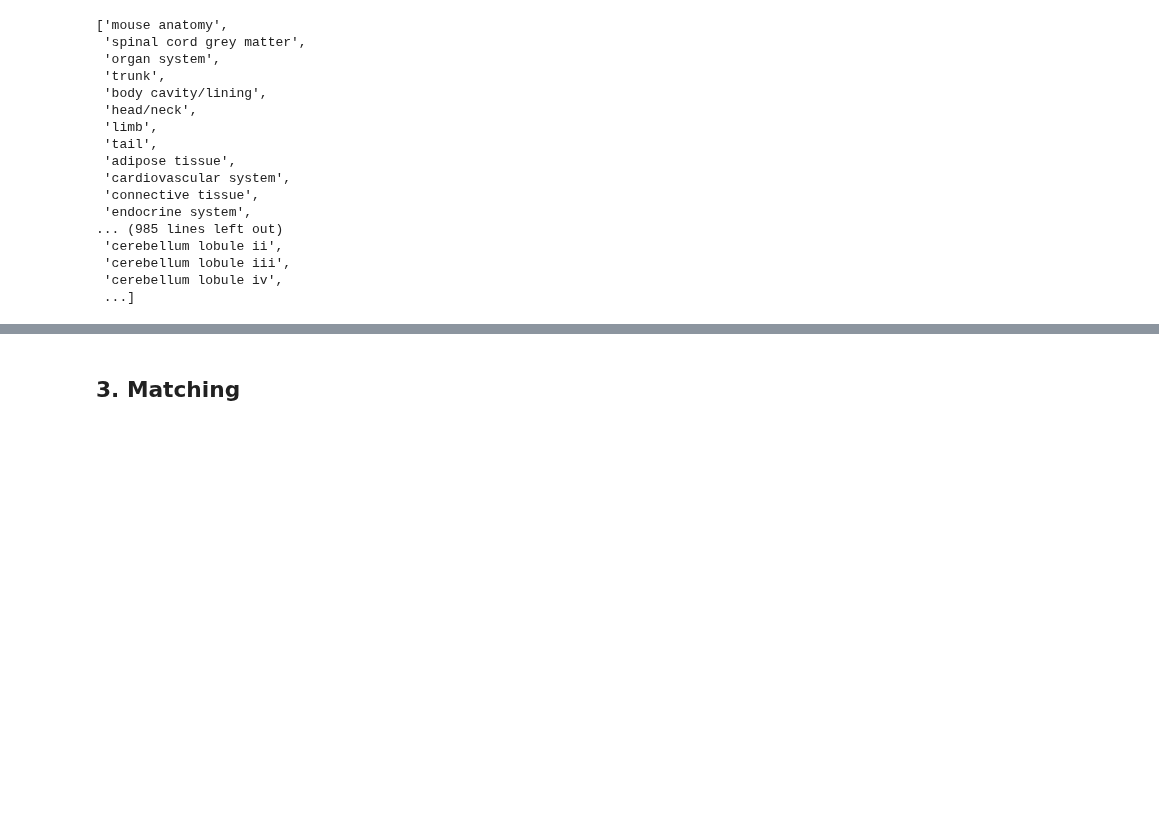
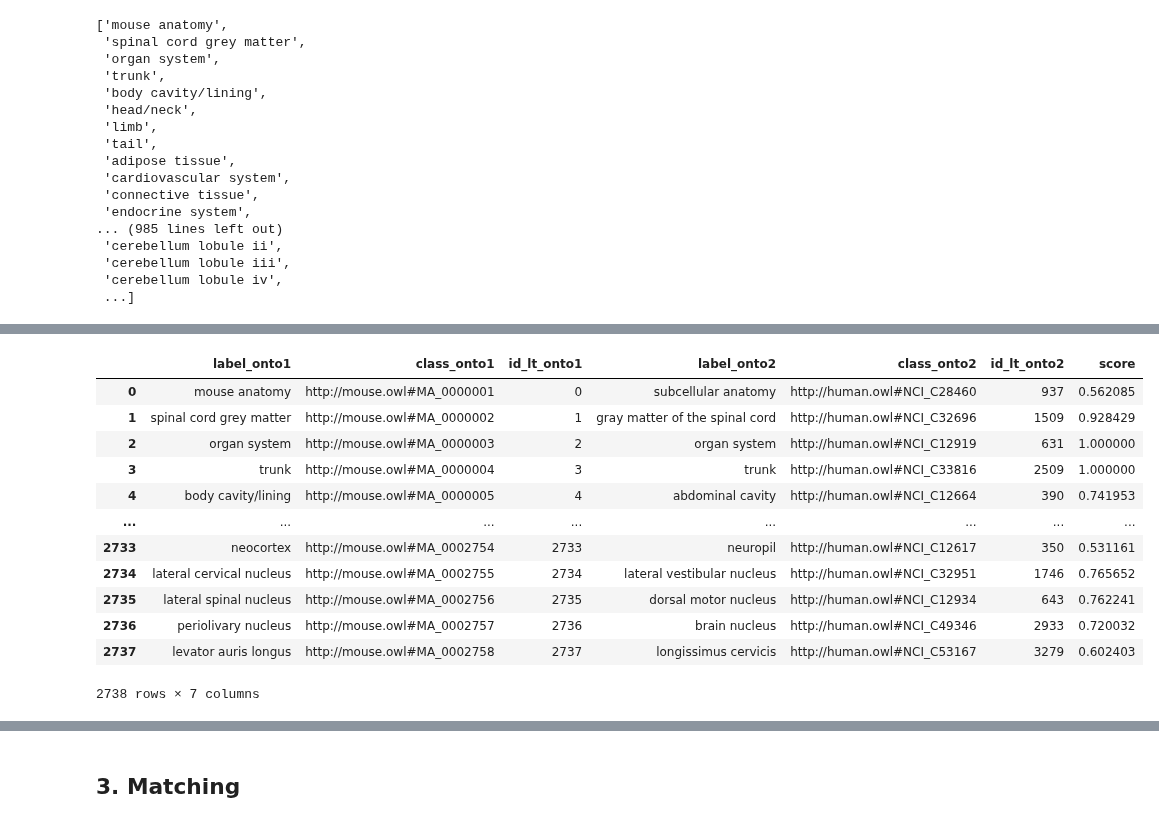
Before and after one commit to nschmitz2000/kg-ontology-alignment-framework, a Jupyter notebook: framework_code.ipynb, the cells around one changed output, grey strips where cells are left out. Saved outputs shown, nothing was run; the diff lists cells and outputs as text; code cells hidden in the pictures; blank space fills up the shorter version.

Commit message:
implemented LLM - LinkTransformer

```diff
--- a/framework_code.ipynb
+++ b/framework_code.ipynb
@@ -208,0 +211,16 @@ onto1_list
+# %%
+def linktransformer_comparison(onto1_dict, onto2_dict):
+    # Make pandas dataframes (can only compare dataframes)
+    # Specify the record_path to expand the labels and superclasses if needed
+    df_onto1 = pd.DataFrame(list(onto1_dict.items()), columns=['label', 'class'])
+
+    df_onto2 = pd.DataFrame(list(onto2_dict.items()), columns=['label', 'class'])
+
+    df_matched_1_to_2 = lt.merge(df_onto1, df_onto2, on="label", merge_type="1:1", suffixes=('_onto1', '_onto2'), model='sentence-transformers/all-MiniLM-L12-v2')
+
+    df_matched_2_to_1 = lt.merge(df_onto2, df_onto1, on="label", merge_type="1:1", suffixes=('_onto1', '_onto2'), model='sentence-transformers/all-MiniLM-L12-v2')
+
+
+    return df_matched_1_to_2, df_matched_2_to_1
+
+df_matched_onto1_to_onto2, df_matched_onto2_to_onto1 = linktransformer_comparison(onto1_dict, onto2_dict)
@@ -208,0 +279,16 @@ onto1_list
+# %%
+df_matched_onto1_to_onto2
+# %% [output]
+|  | label_onto1 | class_onto1 | id_lt_onto1 | label_onto2 | class_onto2 | id_lt_onto2 | score |
+| 0 | mouse anatomy | http://mouse.owl#MA_0000001 | 0 | subcellular anatomy | http://human.owl#NCI_C28460 | 937 | 0.562085 |
+| 1 | spinal cord grey matter | http://mouse.owl#MA_0000002 | 1 | gray matter of the spinal cord | http://human.owl#NCI_C32696 | 1509 | 0.928429 |
+| 2 | organ system | http://mouse.owl#MA_0000003 | 2 | organ system | http://human.owl#NCI_C12919 | 631 | 1.000000 |
+| 3 | trunk | http://mouse.owl#MA_0000004 | 3 | trunk | http://human.owl#NCI_C33816 | 2509 | 1.000000 |
+| 4 | body cavity/lining | http://mouse.owl#MA_0000005 | 4 | abdominal cavity | http://human.owl#NCI_C12664 | 390 | 0.741953 |
+| ... | ... | ... | ... | ... | ... | ... | ... |
+| 2733 | neocortex | http://mouse.owl#MA_0002754 | 2733 | neuropil | http://human.owl#NCI_C12617 | 350 | 0.531161 |
+| 2734 | lateral cervical nucleus | http://mouse.owl#MA_0002755 | 2734 | lateral vestibular nucleus | http://human.owl#NCI_C32951 | 1746 | 0.765652 |
+| 2735 | lateral spinal nucleus | http://mouse.owl#MA_0002756 | 2735 | dorsal motor nucleus | http://human.owl#NCI_C12934 | 643 | 0.762241 |
+| 2736 | periolivary nucleus | http://mouse.owl#MA_0002757 | 2736 | brain nucleus | http://human.owl#NCI_C49346 | 2933 | 0.720032 |
+| 2737 | levator auris longus | http://mouse.owl#MA_0002758 | 2737 | longissimus cervicis | http://human.owl#NCI_C53167 | 3279 | 0.602403 |
+2738 rows × 7 columns
```
Also changed, not shown: parts of 14 cells of this notebook.
